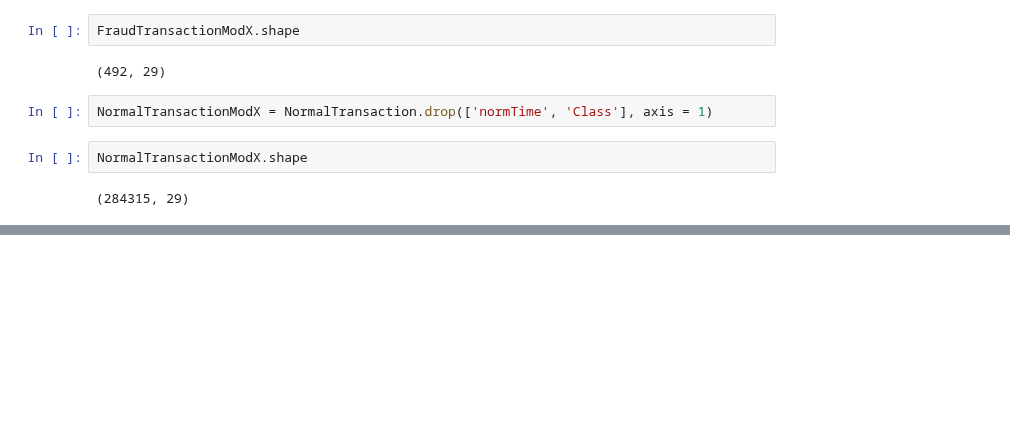
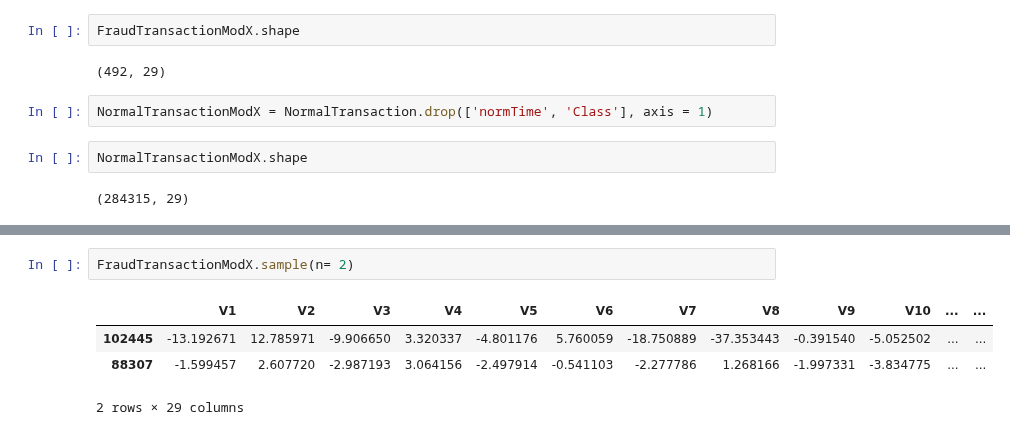
Before and after one commit to sushant2811/CreditCardFraudDetection, a Jupyter notebook: CreditCardFraudDetection.ipynb, the cells around one changed output, grey strips where cells are left out. Cells and saved outputs as stored; diff of their text form; blank space fills up the shorter version.

Commit message:
Exploring the sample command from pandas

```diff
--- a/CreditCardFraudDetection.ipynb
+++ b/CreditCardFraudDetection.ipynb
@@ -384,0 +412,7 @@ NormalTransactionModX.shape
+# %%
+FraudTransactionModX.sample(n= 2)
+# %% [output]
+|  | V1 | V2 | V3 | V4 | V5 | V6 | V7 | V8 | V9 | V10 | ... | ... |
+| 102445 | -13.192671 | 12.785971 | -9.906650 | 3.320337 | -4.801176 | 5.760059 | -18.750889 | -37.353443 | -0.391540 | -5.052502 | ... | ... |
+| 88307 | -1.599457 | 2.607720 | -2.987193 | 3.064156 | -2.497914 | -0.541103 | -2.277786 | 1.268166 | -1.997331 | -3.834775 | ... | ... |
+2 rows × 29 columns
```
Also changed, not shown: parts of 4 cells of this notebook.
